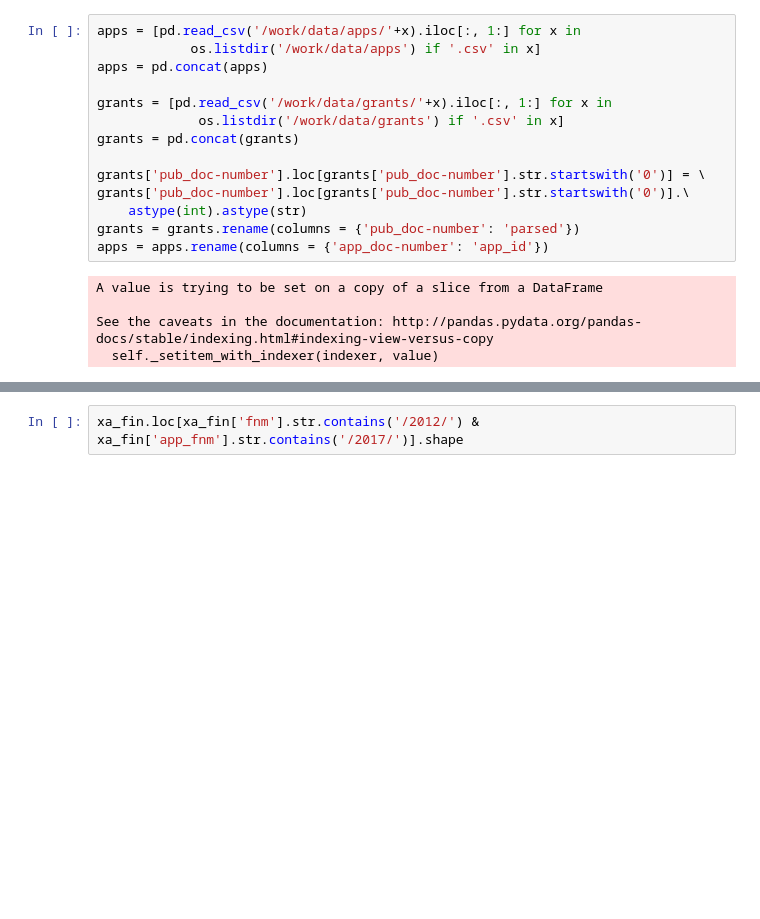
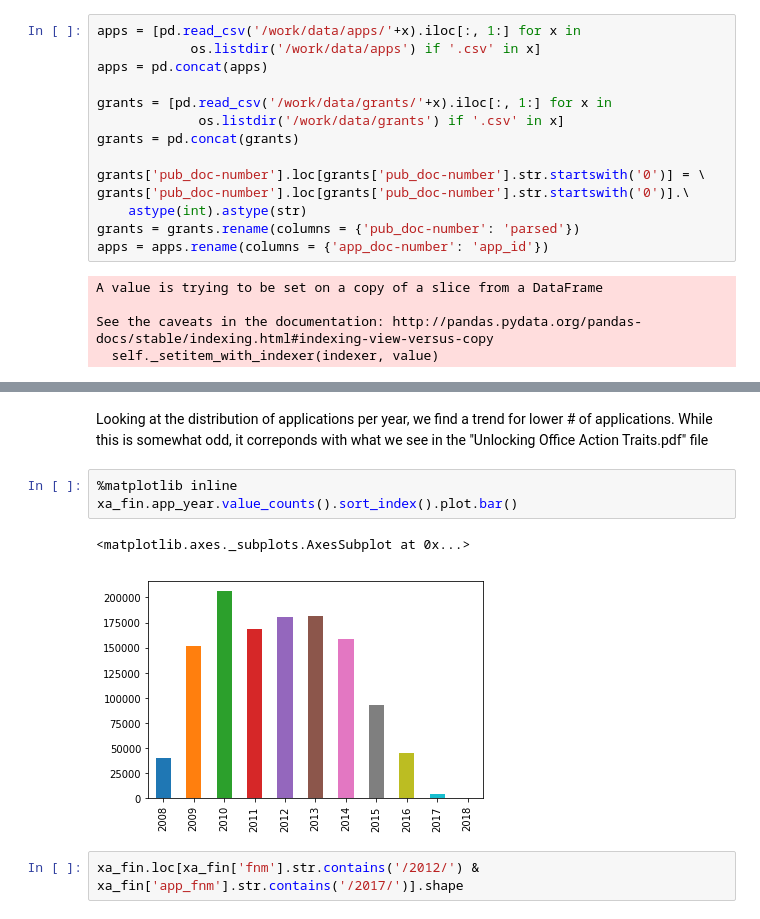
Before and after one commit to Pawlovicky/US-patent-analysis, a Jupyter notebook: notebook/COMBINING_ALL_DATA.ipynb, the cells around one changed output, grey strips where cells are left out. Drawn from its saved outputs; the diff is of its cells as text; blank space fills up the shorter version.

```diff
--- a/notebook/COMBINING_ALL_DATA.ipynb
+++ b/notebook/COMBINING_ALL_DATA.ipynb
@@ -104,3 +107,11 @@ a_group_key = list(f.keys())
+# %% [markdown]
+Looking at the distribution of applications per year, we find a trend for lower # of applications. While this is somewhat odd, it correponds with what we see in the "Unlocking Office Action Traits.pdf" file
+# %%
+%matplotlib inline
+xa_fin.app_year.value_counts().sort_index().plot.bar()
+# %% [output]
+<matplotlib.axes._subplots.AxesSubplot at 0x...>
+[figure, added]
 # %%
 xa_fin.loc[xa_fin['fnm'].str.contains('/2012/') & xa_fin['app_fnm'].str.contains('/2017/')].shape
 # %% [output]
```
Also changed, not shown: parts of 53 cells of this notebook, 4 other files.
